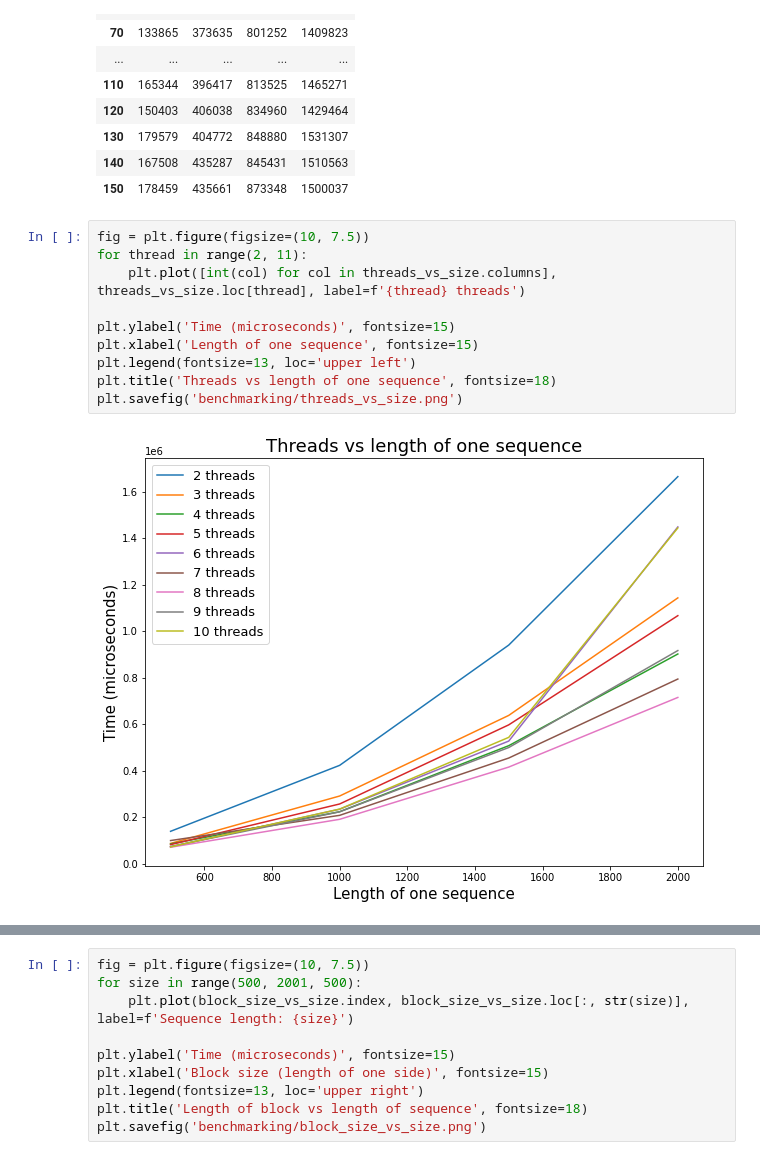
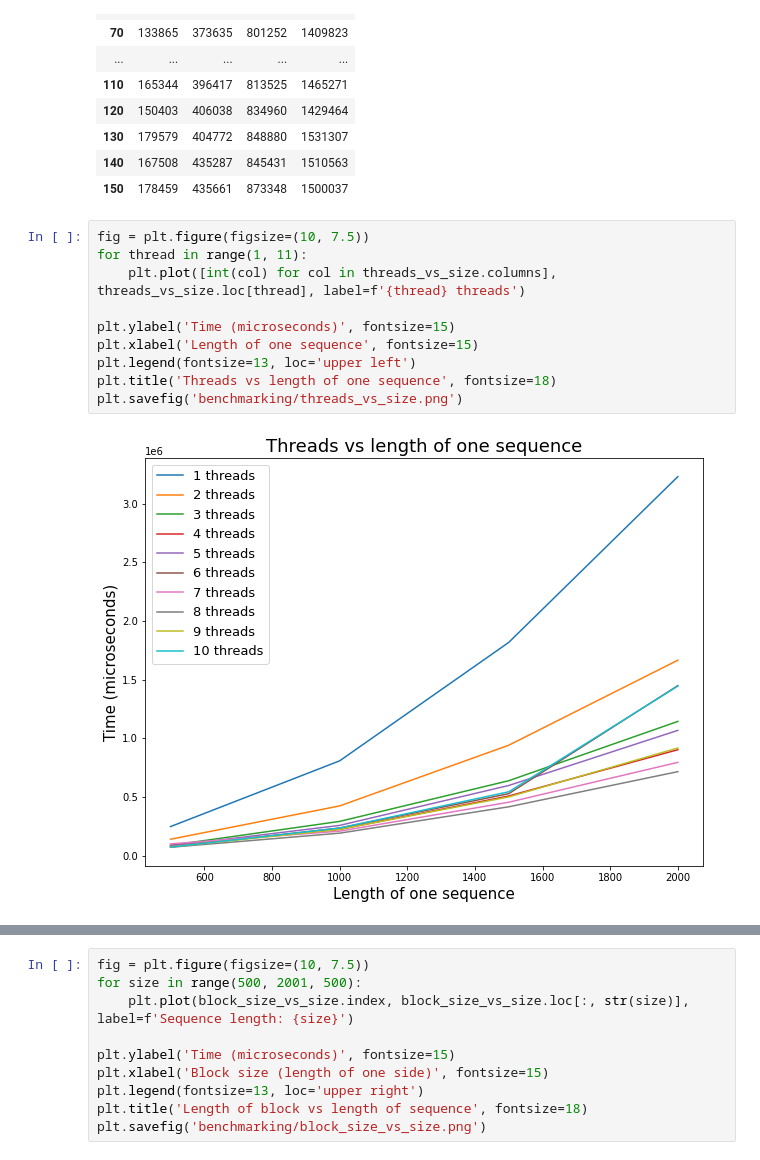
Before and after one commit to guruprerana/cse305-project, a Jupyter notebook: benchmark_analysis.ipynb, the cells around one changed output, grey strips where cells are left out. Saved outputs shown, nothing was run; the diff lists cells and outputs as text.

```diff
--- a/benchmark_analysis.ipynb
+++ b/benchmark_analysis.ipynb
@@ -38,15 +39,15 @@ block_size_vs_size
 | 150 | 178459 | 435661 | 873348 | 1500037 |
 # %%
 fig = plt.figure(figsize=(10, 7.5))
-for thread in range(2, 11):
+for thread in range(1, 11):
     plt.plot([int(col) for col in threads_vs_size.columns], threads_vs_size.loc[thread], label=f'{thread} threads')
 
 plt.ylabel('Time (microseconds)', fontsize=15)
 plt.xlabel('Length of one sequence', fontsize=15)
 plt.legend(fontsize=13, loc='upper left')
 plt.title('Threads vs length of one sequence', fontsize=18)
 plt.savefig('benchmarking/threads_vs_size.png')
 # %% [output]
-[figure, old version]
+[figure, new version]
 # %%
 fig = plt.figure(figsize=(10, 7.5))
```
Also changed, not shown: parts of 2 cells of this notebook, 6 other files.
